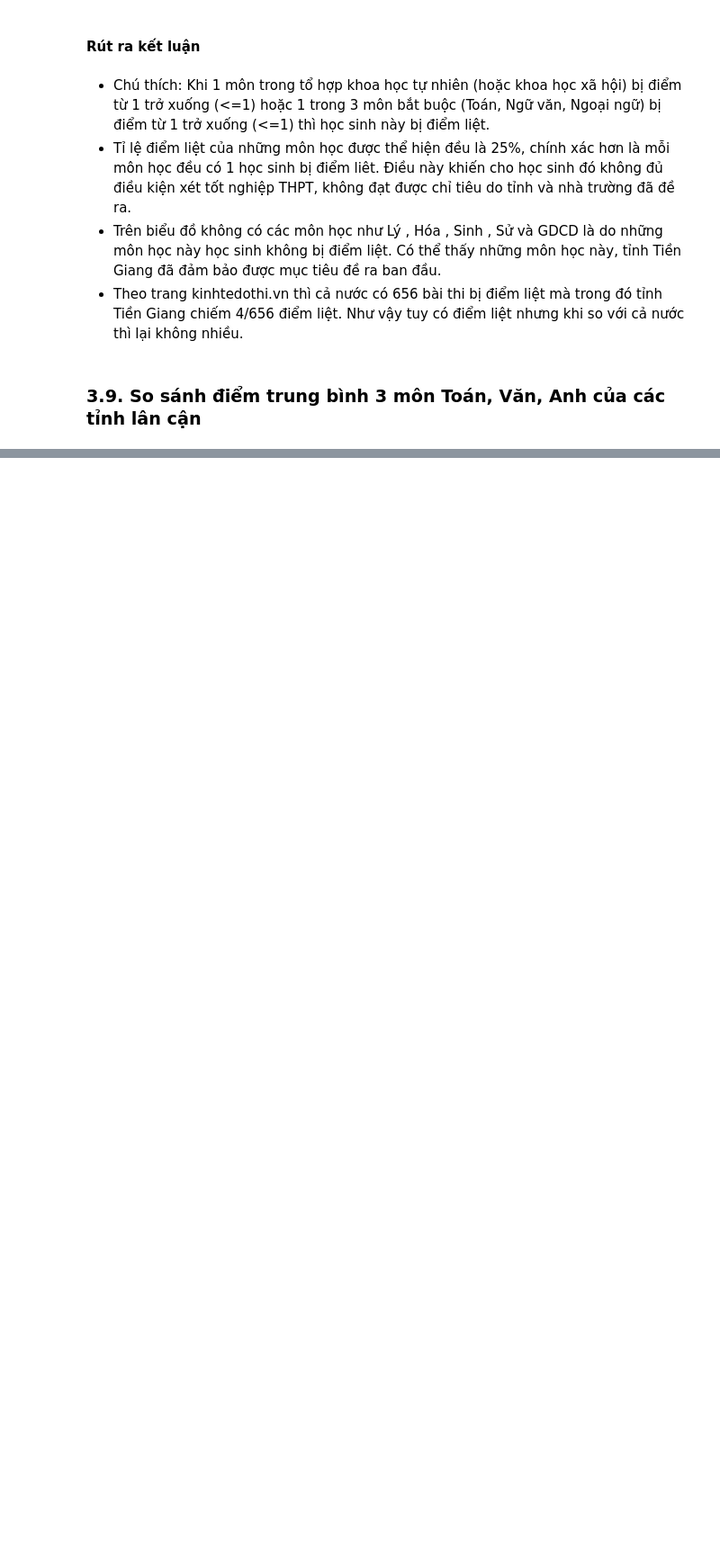
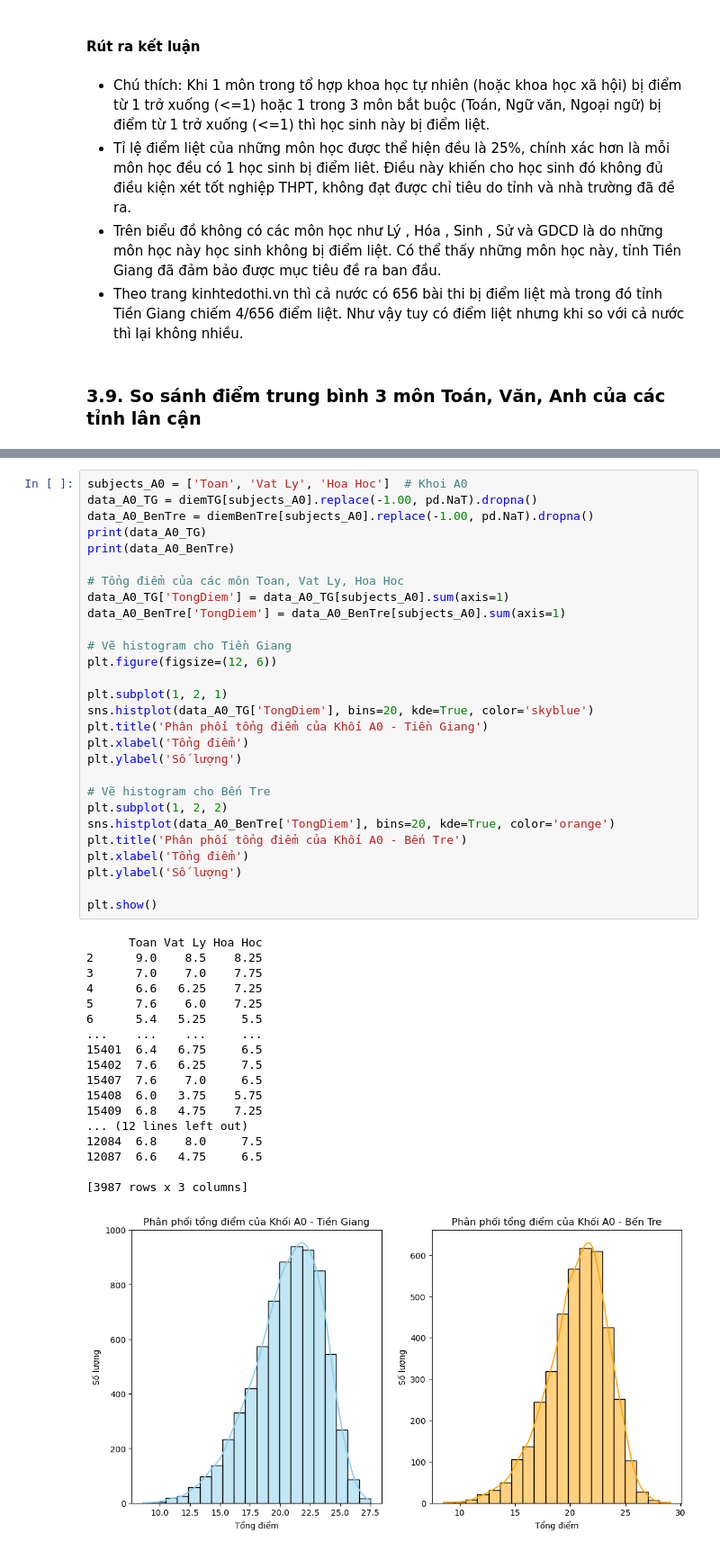
Before and after one commit to nauht1/ScoreAnalysisProject, a Jupyter notebook: Insight.ipynb, the cells around one changed output, grey strips where cells are left out. Shown at 90% size. Drawn from its saved outputs; the diff is of its cells as text; blank space fills up the shorter version.

```diff
--- a/Insight.ipynb
+++ b/Insight.ipynb
@@ -818,0 +864,47 @@ plt.show()
+# %%
+subjects_A0 = ['Toan', 'Vat Ly', 'Hoa Hoc']  # Khoi A0
+data_A0_TG = diemTG[subjects_A0].replace(-1.00, pd.NaT).dropna()
+data_A0_BenTre = diemBenTre[subjects_A0].replace(-1.00, pd.NaT).dropna()
+print(data_A0_TG)
+print(data_A0_BenTre)
+
+# Tổng điểm của các môn Toan, Vat Ly, Hoa Hoc
+data_A0_TG['TongDiem'] = data_A0_TG[subjects_A0].sum(axis=1)
+data_A0_BenTre['TongDiem'] = data_A0_BenTre[subjects_A0].sum(axis=1)
+
+# Vẽ histogram cho Tiền Giang
+plt.figure(figsize=(12, 6))
+
+plt.subplot(1, 2, 1)
+sns.histplot(data_A0_TG['TongDiem'], bins=20, kde=True, color='skyblue')
+plt.title('Phân phối tổng điểm của Khối A0 - Tiền Giang')
+plt.xlabel('Tổng điểm')
+plt.ylabel('Số lượng')
+
+# Vẽ histogram cho Bến Tre
+plt.subplot(1, 2, 2)
+sns.histplot(data_A0_BenTre['TongDiem'], bins=20, kde=True, color='orange')
+plt.title('Phân phối tổng điểm của Khối A0 - Bến Tre')
+plt.xlabel('Tổng điểm')
+plt.ylabel('Số lượng')
+
+plt.show()
+# %% [output]
+      Toan Vat Ly Hoa Hoc
+2      9.0    8.5    8.25
+3      7.0    7.0    7.75
+4      6.6   6.25    7.25
+5      7.6    6.0    7.25
+6      5.4   5.25     5.5
+...    ...    ...     ...
+15401  6.4   6.75     6.5
+15402  7.6   6.25     7.5
+15407  7.6    7.0     6.5
+15408  6.0   3.75    5.75
+15409  6.8   4.75    7.25
+... (12 lines left out)
+12084  6.8    8.0     7.5
+12087  6.6   4.75     6.5
+
+[3987 rows x 3 columns]
+[figure, added]
```
Also changed, not shown: parts of 9 cells of this notebook.
